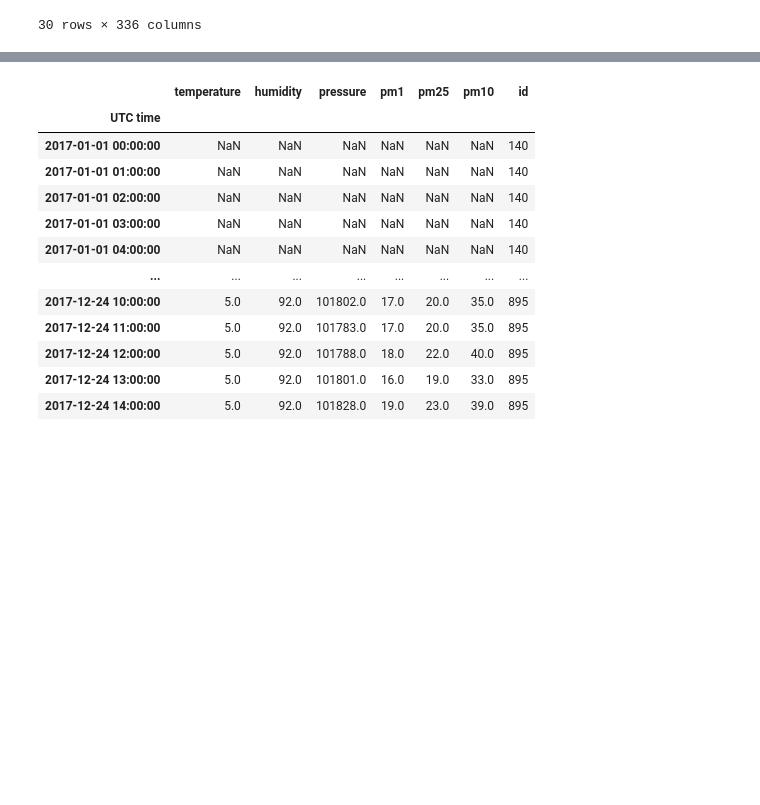
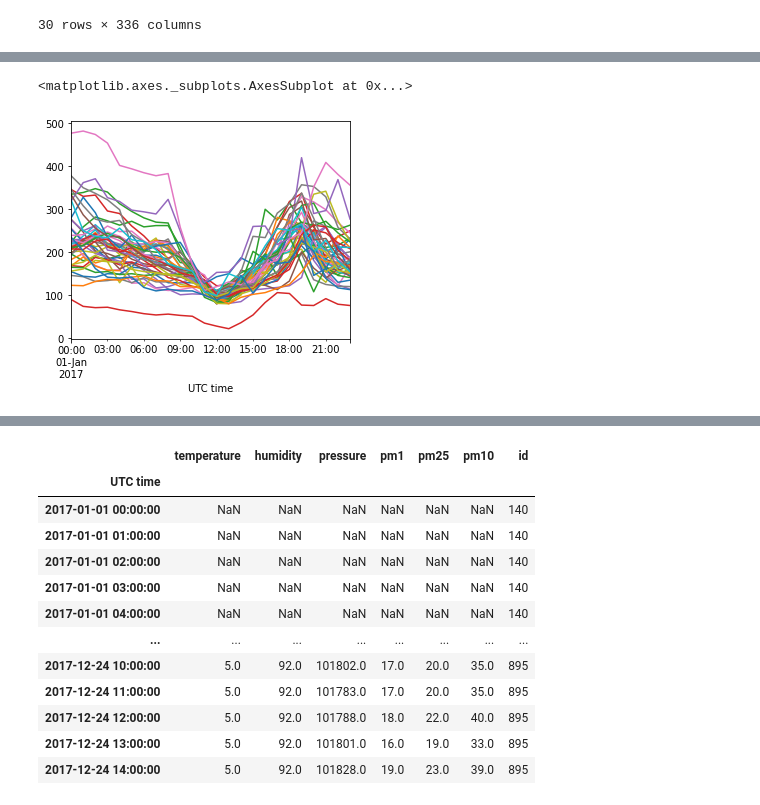
Before and after one commit to Joanna0512/smog_krakowski, a Jupyter notebook: smog_w_krakowie.ipynb, the cells around one changed output, grey strips where cells are left out. Cells and saved outputs as stored; diff of their text form; code cells hidden in the pictures; blank space fills up the shorter version.

```diff
--- a/smog_w_krakowie.ipynb
+++ b/smog_w_krakowie.ipynb
@@ -170,0 +205,5 @@ year[:30]
+# %%
+year[columns_pm10].loc['2017-01-01'].plot(figsize=(5,4), legend=False, subplots=False)
+# %% [output]
+<matplotlib.axes._subplots.AxesSubplot at 0x...>
+[figure, added]
```
Also changed, not shown: parts of 58 cells of this notebook.
